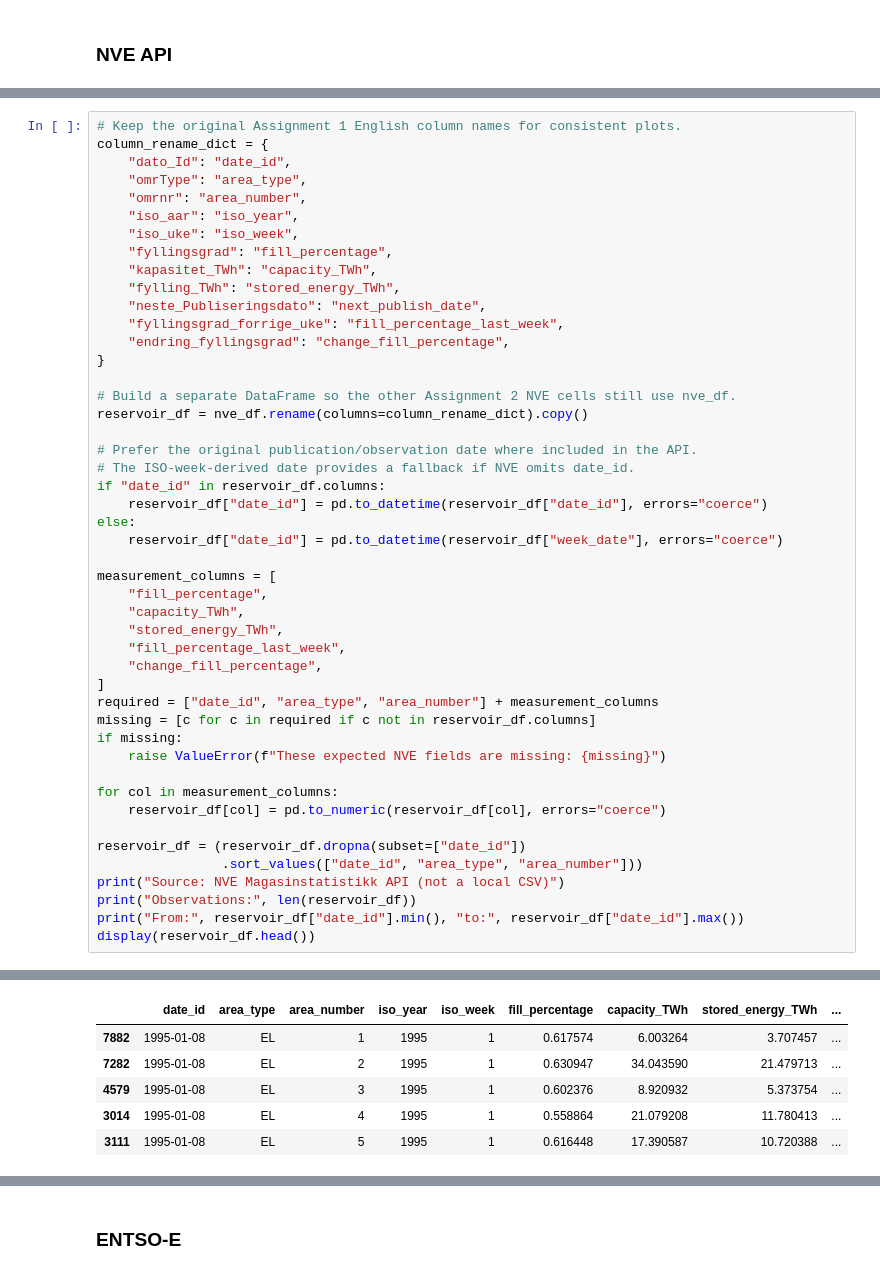
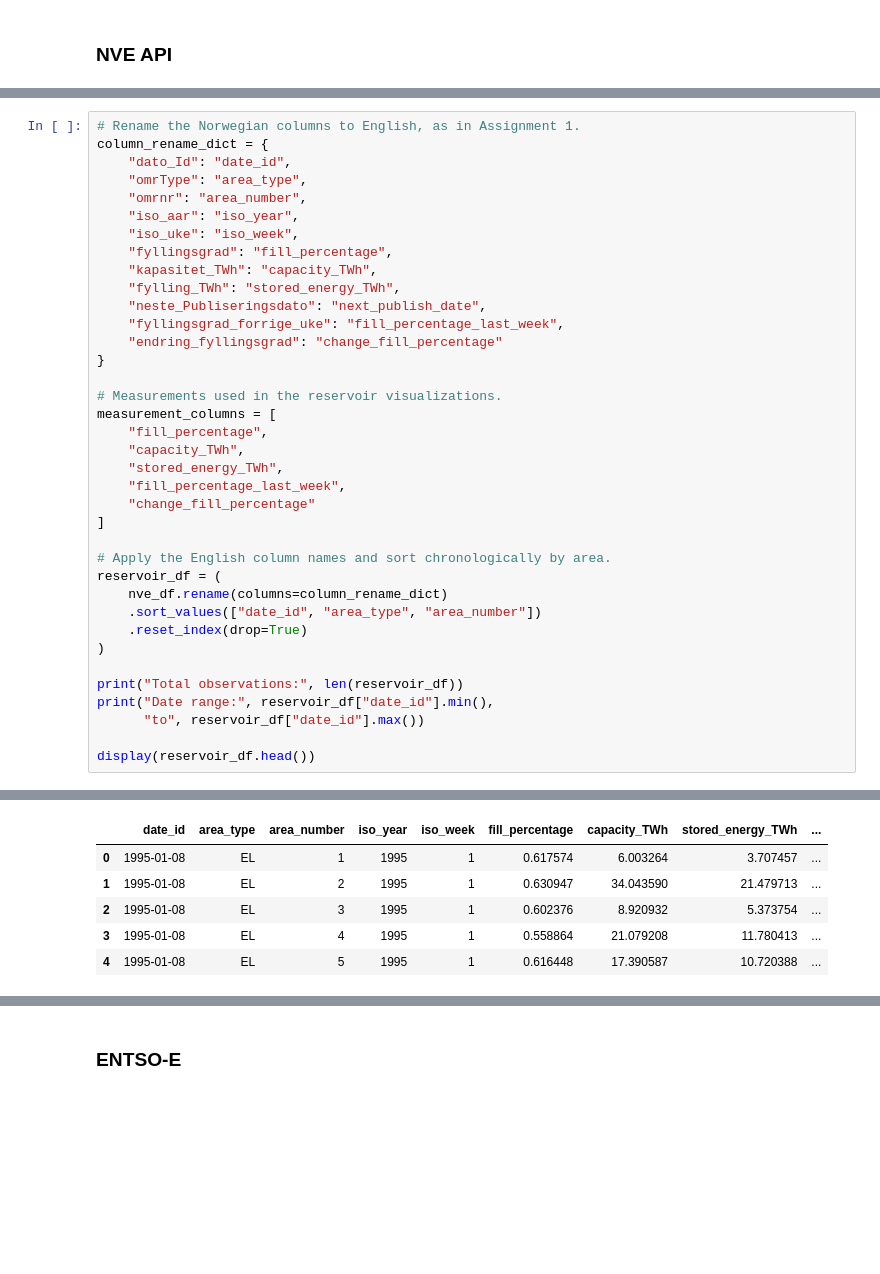
Before and after one commit to ptilrem/ptilrem-D2D-SLapp, a Jupyter notebook: notebook/assignment2.ipynb, the cells around one changed output, grey strips where cells are left out. Cells and saved outputs as stored; diff of their text form; blank space fills up the shorter version.

```diff
--- a/notebook/assignment2.ipynb
+++ b/notebook/assignment2.ipynb
@@ -202,5 +255,5 @@ Area columns: []
 # %%
-# Keep the original Assignment 1 English column names for consistent plots.
+# Rename the Norwegian columns to English, as in Assignment 1.
 column_rename_dict = {
     "dato_Id": "date_id",
     "omrType": "area_type",
@@ -212,38 +265,28 @@ column_rename_dict = {
     "fylling_TWh": "stored_energy_TWh",
     "neste_Publiseringsdato": "next_publish_date",
     "fyllingsgrad_forrige_uke": "fill_percentage_last_week",
-    "endring_fyllingsgrad": "change_fill_percentage",
+    "endring_fyllingsgrad": "change_fill_percentage"
 }
 
-# Build a separate DataFrame so the other Assignment 2 NVE cells still use nve_df.
-reservoir_df = nve_df.rename(columns=column_rename_dict).copy()
-
-# Prefer the original publication/observation date where included in the API.
-# The ISO-week-derived date provides a fallback if NVE omits date_id.
-if "date_id" in reservoir_df.columns:
-    reservoir_df["date_id"] = pd.to_datetime(reservoir_df["date_id"], errors="coerce")
-else:
-    reservoir_df["date_id"] = pd.to_datetime(reservoir_df["week_date"], errors="coerce")
-
+# Measurements used in the reservoir visualizations.
 measurement_columns = [
     "fill_percentage",
     "capacity_TWh",
     "stored_energy_TWh",
     "fill_percentage_last_week",
-    "change_fill_percentage",
+    "change_fill_percentage"
 ]
-required = ["date_id", "area_type", "area_number"] + measurement_columns
-missing = [c for c in required if c not in reservoir_df.columns]
-if missing:
-    raise ValueError(f"These expected NVE fields are missing: {missing}")
 
-for col in measurement_columns:
-    reservoir_df[col] = pd.to_numeric(reservoir_df[col], errors="coerce")
+# Apply the English column names and sort chronologically by area.
+reservoir_df = (
+    nve_df.rename(columns=column_rename_dict)
+    .sort_values(["date_id", "area_type", "area_number"])
+    .reset_index(drop=True)
+)
 
-reservoir_df = (reservoir_df.dropna(subset=["date_id"])
-                .sort_values(["date_id", "area_type", "area_number"]))
-print("Source: NVE Magasinstatistikk API (not a local CSV)")
-print("Observations:", len(reservoir_df))
-print("From:", reservoir_df["date_id"].min(), "to:", reservoir_df["date_id"].max())
+print("Total observations:", len(reservoir_df))
+print("Date range:", reservoir_df["date_id"].min(),
+      "to", reservoir_df["date_id"].max())
+
 display(reservoir_df.head())
 # %% [output]
@@ -253,7 +295,7 @@ From: 1995-01-08 00:00:00 to: 2026-10-11 00:00:00
 |  | date_id | area_type | area_number | iso_year | iso_week | fill_percentage | capacity_TWh | stored_energy_TWh | ... |
-| 7882 | 1995-01-08 | EL | 1 | 1995 | 1 | 0.617574 | 6.003264 | 3.707457 | ... |
-| 7282 | 1995-01-08 | EL | 2 | 1995 | 1 | 0.630947 | 34.043590 | 21.479713 | ... |
-| 4579 | 1995-01-08 | EL | 3 | 1995 | 1 | 0.602376 | 8.920932 | 5.373754 | ... |
-| 3014 | 1995-01-08 | EL | 4 | 1995 | 1 | 0.558864 | 21.079208 | 11.780413 | ... |
-| 3111 | 1995-01-08 | EL | 5 | 1995 | 1 | 0.616448 | 17.390587 | 10.720388 | ... |
+| 0 | 1995-01-08 | EL | 1 | 1995 | 1 | 0.617574 | 6.003264 | 3.707457 | ... |
+| 1 | 1995-01-08 | EL | 2 | 1995 | 1 | 0.630947 | 34.043590 | 21.479713 | ... |
+| 2 | 1995-01-08 | EL | 3 | 1995 | 1 | 0.602376 | 8.920932 | 5.373754 | ... |
+| 3 | 1995-01-08 | EL | 4 | 1995 | 1 | 0.558864 | 21.079208 | 11.780413 | ... |
+| 4 | 1995-01-08 | EL | 5 | 1995 | 1 | 0.616448 | 17.390587 | 10.720388 | ... |
 # %%
```
Also changed, not shown: parts of 11 cells of this notebook.
